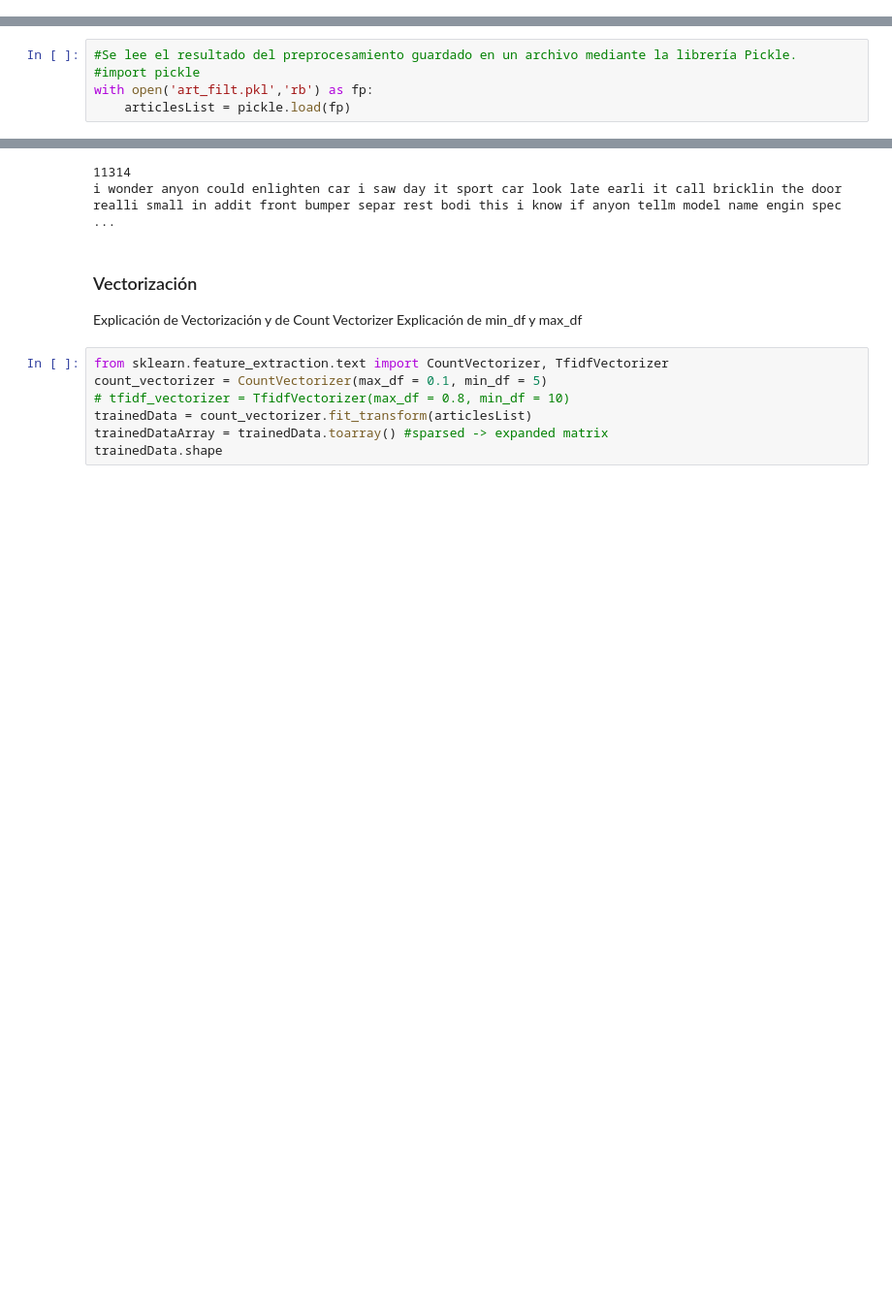
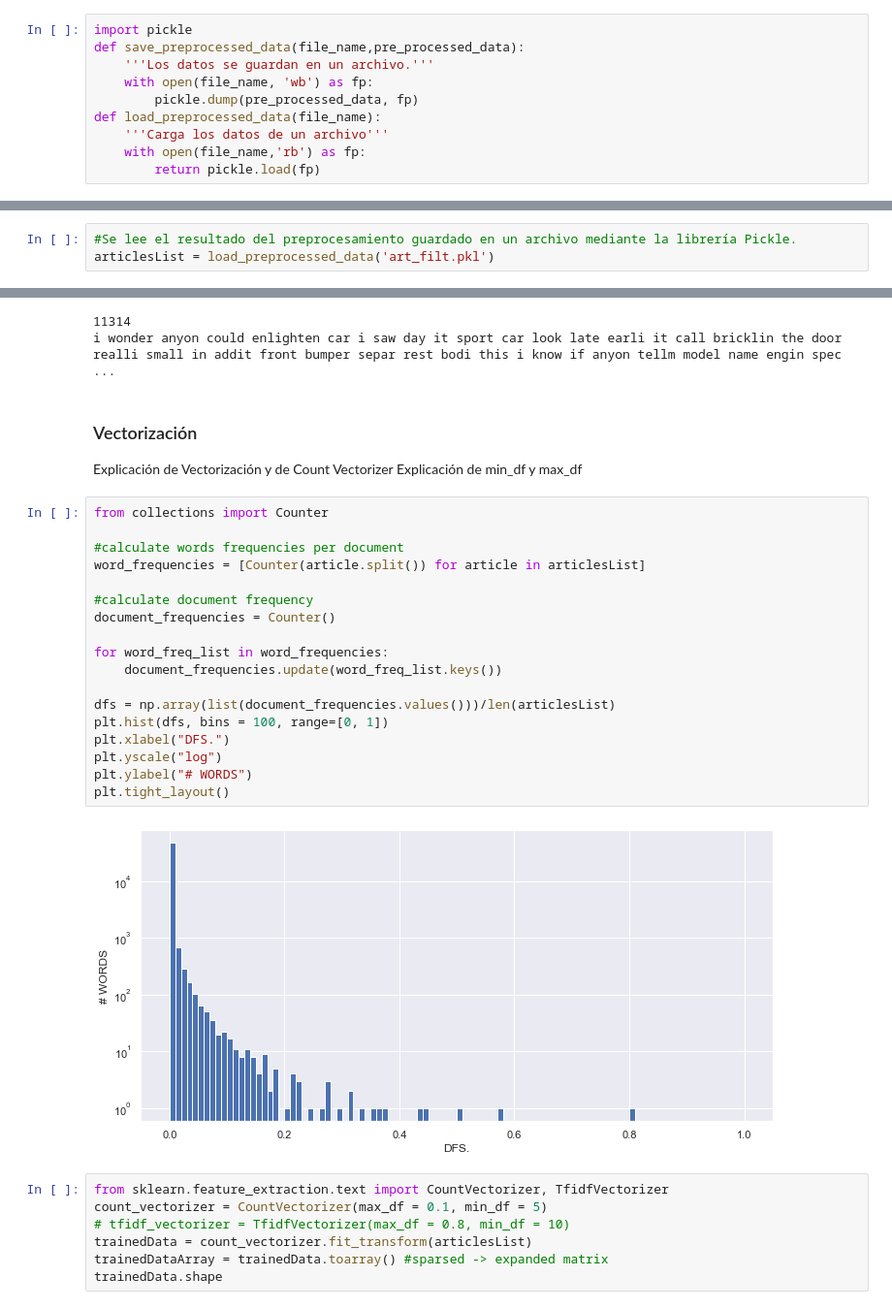
Before and after one commit to scheinpablo/TP1Redes, a Jupyter notebook: Ejercicio1/main_ej1.ipynb, the cells around one changed output, grey strips where cells are left out. Shown: that part at 97% size. Cells and saved outputs as stored; diff of their text form; blank space fills up the shorter version.

```diff
--- a/Ejercicio1/main_ej1.ipynb
+++ b/Ejercicio1/main_ej1.ipynb
@@ -147,5 +160,15 @@ def pre_process_data(data_in):
 filteredArts = pre_process_data(twenty_train.data)
 # %% [output]
 Procesado: 99%
+# %%
+import pickle
+def save_preprocessed_data(file_name,pre_processed_data):
+    '''Los datos se guardan en un archivo.'''
+    with open(file_name, 'wb') as fp:
+        pickle.dump(pre_processed_data, fp)
+def load_preprocessed_data(file_name):
+    '''Carga los datos de un archivo'''
+    with open(file_name,'rb') as fp:
+        return pickle.load(fp)
 # %%
 #Se guarda el resultado del preprocesamiento en un archivo mediante la librería Pickle.
@@ -156,8 +176,6 @@ with open('art_filt.pkl', 'wb') as fp:
 # %%
 #Se lee el resultado del preprocesamiento guardado en un archivo mediante la librería Pickle.
-#import pickle
-with open('art_filt.pkl','rb') as fp:
-    articlesList = pickle.load(fp)
+articlesList = load_preprocessed_data('art_filt.pkl')
 # %%
 #Se verifica que los artículos hayan sido obtenidos correctamente.
 print(str(len(articlesList)))
@@ -169,6 +187,26 @@ i wonder anyon could enlighten car i saw day it sport car look late earli it cal
 ### Vectorización
 Explicación de Vectorización y de Count Vectorizer
 Explicación de min_df y max_df
+# %%
+from collections import Counter
+
+#calculate words frequencies per document
+word_frequencies = [Counter(article.split()) for article in articlesList]
+
+#calculate document frequency
+document_frequencies = Counter()
+
+for word_freq_list in word_frequencies:
+    document_frequencies.update(word_freq_list.keys())
+
+dfs = np.array(list(document_frequencies.values()))/len(articlesList)
+plt.hist(dfs, bins = 100, range=[0, 1])
+plt.xlabel("DFS.")
+plt.yscale("log")
+plt.ylabel("# WORDS")
+plt.tight_layout()
+# %% [output]
+[figure, added]
 # %%
 from sklearn.feature_extraction.text import CountVectorizer, TfidfVectorizer
 count_vectorizer = CountVectorizer(max_df = 0.1, min_df = 5)
```
Also changed, not shown: parts of 8 cells of this notebook, 1 other file.
